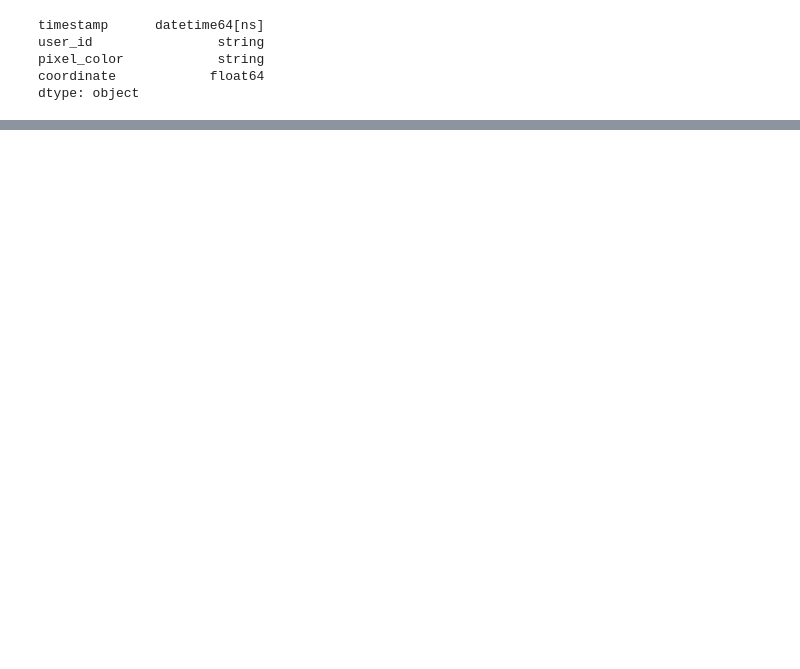
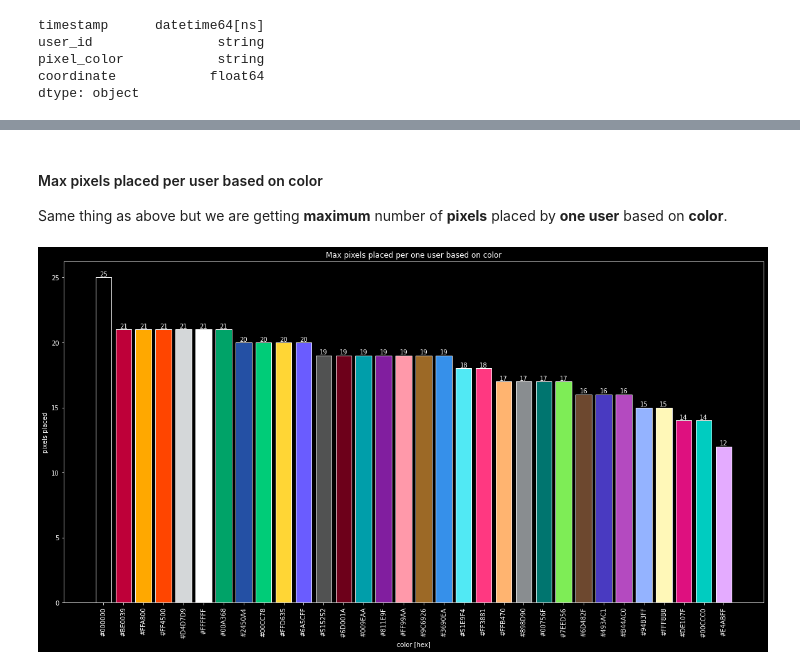
Before and after one commit to D-Mielewczyk/r-place-analysis, a Jupyter notebook: main.ipynb, the cells around one changed output, grey strips where cells are left out. Cells and saved outputs as stored; diff of their text form; code cells hidden in the pictures; blank space fills up the shorter version.

```diff
--- a/main.ipynb
+++ b/main.ipynb
@@ -104,0 +93,23 @@ fig.savefig('./plots/color_counts.pdf')
+# %% [markdown]
+#### Max pixels placed per user based on color
+Same thing as above but we are getting **maximum** number of **pixels** placed by **one user** based on **color**.
+# %%
+colors = df.iloc[:, 1:3]
+colors['count'] = 1
+colors= pd.pivot_table(colors, values='count', index='user_id', columns='pixel_color', aggfunc='count')
+
+color_user = pd.DataFrame(columns=["pixel_color", "user_max"])
+for name, column in colors.items():
+    color_user = color_user.append({"pixel_color": name, "user_max": column.max()}, ignore_index = True)
+color_user.sort_values(by='user_max', ascending = False, inplace=True)
+# %%
+fig, ax = plt.subplots(figsize=figsize)
+bars = ax.bar(color_user["pixel_color"], color_user["user_max"], color=color_user["pixel_color"], edgecolor="#FFFFFF")
+ax.bar_label(bars)
+ax.set_title('Max pixels placed per one user based on color')
+ax.set_xlabel('color [hex]')
+ax.set_ylabel('pixels placed')
+plt.xticks(rotation=90)
+fig.savefig('./plots/color_user_counts.pdf')
+# %% [output]
+[figure, added]
```
Also changed, not shown: parts of 15 cells of this notebook, 5 other files.
